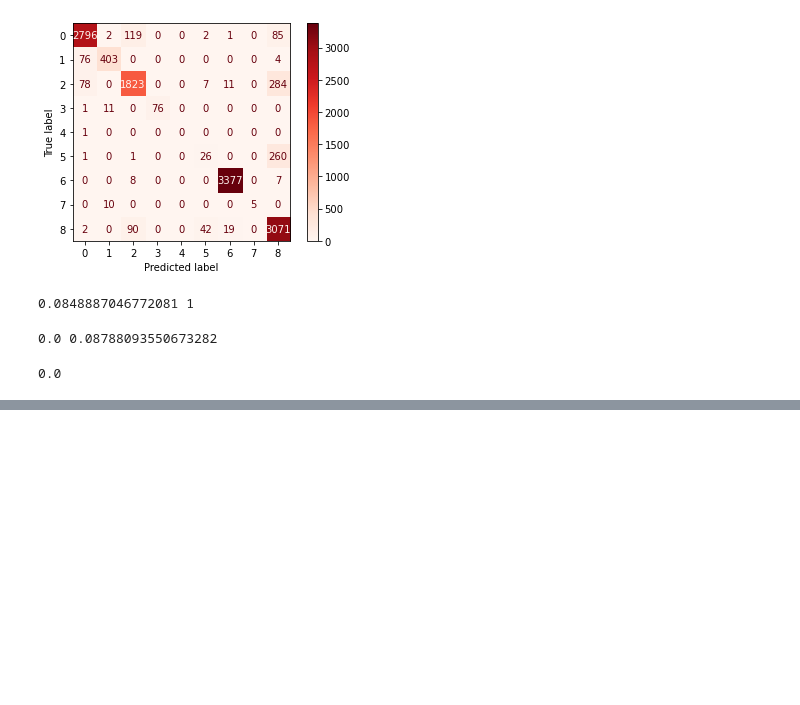
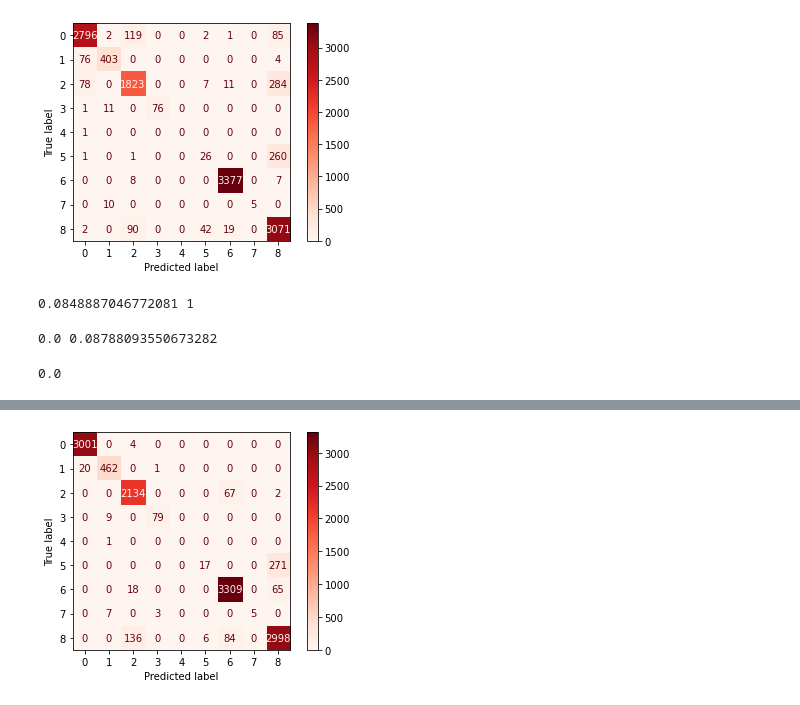
Before and after one commit to Dobrynia100/ML-GameRecommend, a Jupyter notebook: GameRecommendation.ipynb, the cells around one changed output, grey strips where cells are left out. Saved outputs shown, nothing was run; the diff lists cells and outputs as text; code cells hidden in the pictures; blank space fills up the shorter version.

Commit message:
new models

```diff
--- a/GameRecommendation.ipynb
+++ b/GameRecommendation.ipynb
@@ -230,0 +259,3 @@ print(err_train, err_test)
+# %%
+logistic_model =LogisticRegression(solver='newton-cg', max_iter=1000)
+logistic_model.fit(X, y)
@@ -230,0 +270,4 @@ print(err_train, err_test)
+# %%
+from sklearn.metrics import confusion_matrix
+CM=confusion_matrix(y_test, logistic_model.predict(X_test))
+print(CM)
@@ -230,0 +284,6 @@ print(err_train, err_test)
+# %%
+from sklearn.metrics import ConfusionMatrixDisplay
+ConfusionMatrixDisplay(CM).plot(cmap='Reds')
+pass
+# %% [output]
+[figure, added]
```
Also changed, not shown: parts of 42 cells of this notebook.
